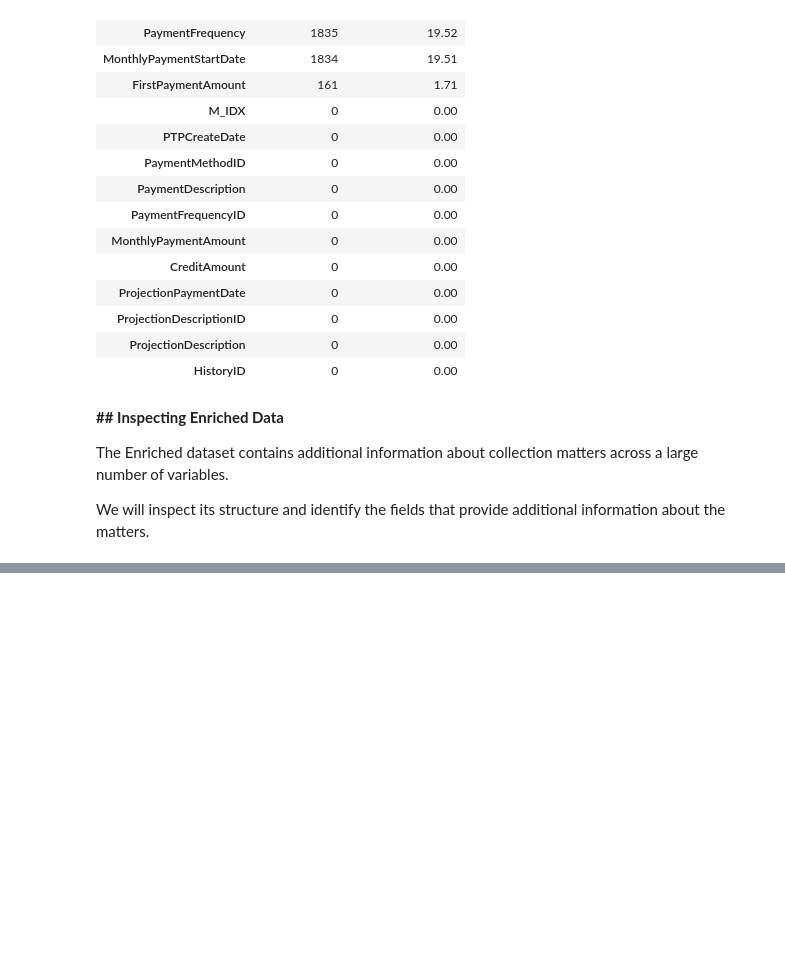
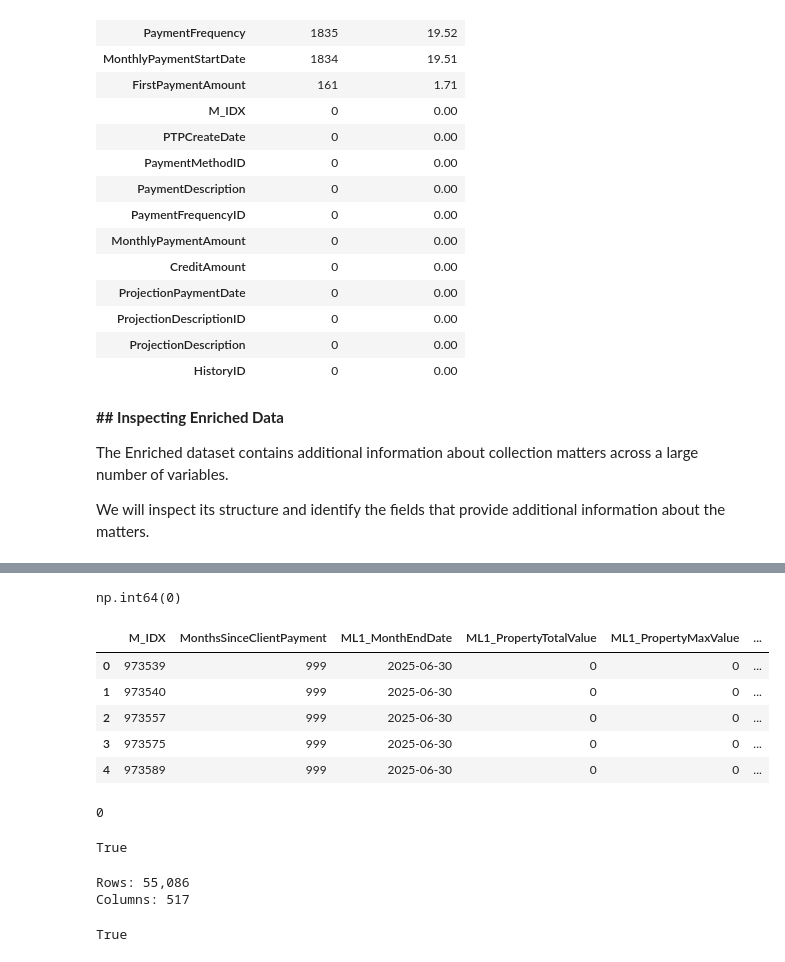
Before and after one commit to JamieJ0401/debt-collection-prediction, a Jupyter notebook: notebooks/01_data_understanding.ipynb, the cells around one changed output, grey strips where cells are left out. Drawn from its saved outputs; the diff is of its cells as text; code cells hidden in the pictures; blank space fills up the shorter version.

```diff
--- a/notebooks/01_data_understanding.ipynb
+++ b/notebooks/01_data_understanding.ipynb
@@ -483,0 +572,7 @@ We will inspect its structure and identify the fields that provide additional in
+# %%
+enriched2 = pd.read_excel(
+    raw_data_path / "UKZN_EnrichedData2.xlsx",
+    sheet_name = "UKZN_EnrichedData2"
+)
+print(f"Rows: {enriched2.shape[0]:,}")
+print(f"Columns: {enriched2.shape[1]:,}")
@@ -483,0 +646,21 @@ We will inspect its structure and identify the fields that provide additional in
+# %%
+enriched2.columns.duplicated().sum()
+# %% [output]
+np.int64(0)
+# %%
+enriched2.iloc[:5, :10]
+# %% [output]
+|  | M_IDX | MonthsSinceClientPayment | ML1_MonthEndDate | ML1_PropertyTotalValue | ML1_PropertyMaxValue | ... |
+| 0 | 973539 | 999 | 2025-06-30 | 0 | 0 | ... |
+| 1 | 973540 | 999 | 2025-06-30 | 0 | 0 | ... |
+| 2 | 973557 | 999 | 2025-06-30 | 0 | 0 | ... |
+| 3 | 973575 | 999 | 2025-06-30 | 0 | 0 | ... |
+| 4 | 973589 | 999 | 2025-06-30 | 0 | 0 | ... |
+# %%
+len(set(enriched1["M_IDX"]) & set(enriched2["M_IDX"]))
+# %% [output]
+0
+# %%
+enriched1.columns.equals(enriched2.columns)
+# %% [output]
+True
@@ -483,0 +669,10 @@ We will inspect its structure and identify the fields that provide additional in
+# %%
+print(f"Rows: {enriched.shape[0]:,}")
+print(f"Columns: {enriched.shape[1]:,}")
+# %% [output]
+Rows: 55,086
+Columns: 517
+# %%
+enriched["M_IDX"].is_unique
+# %% [output]
+True
```
Also changed, not shown: parts of 19 cells of this notebook.
